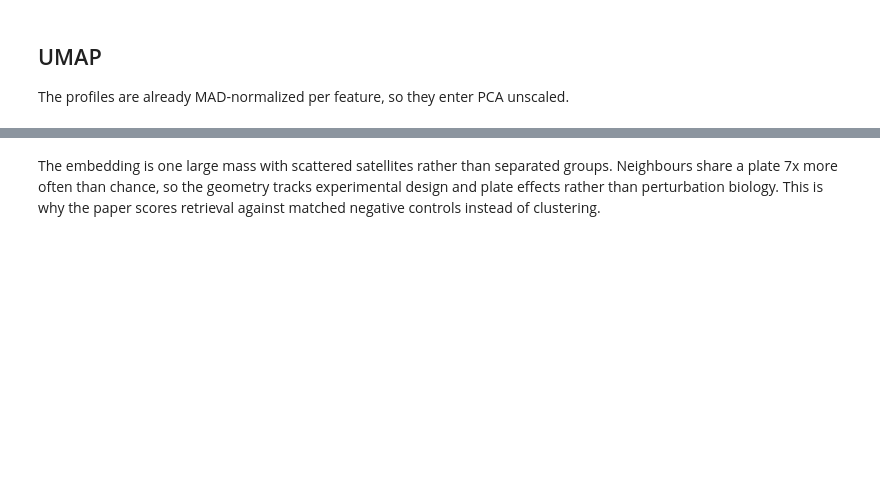
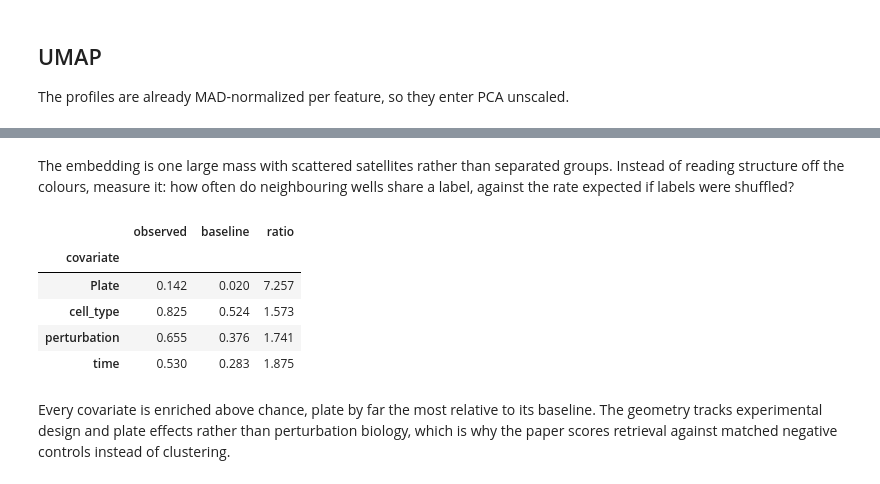
Before and after one commit to scverse/cell-painting-io, a Jupyter notebook: cpjump1_to_anndata.ipynb, the cells around one changed output, grey strips where cells are left out. Drawn from its saved outputs; the diff is of its cells as text; code cells hidden in the pictures; blank space fills up the shorter version.

```diff
--- a/cpjump1_to_anndata.ipynb
+++ b/cpjump1_to_anndata.ipynb
@@ -178,4 +178,26 @@ sc.pl.umap(adata, color=["cell_type", "perturbation", "time", "pert_type"], ncol
+# %% [markdown]
+The embedding is one large mass with scattered satellites rather than separated groups.
+Instead of reading structure off the colours, measure it: how often do neighbouring wells share a label, against the rate expected if labels were shuffled?
+# %%
+def neighbour_enrichment(adata: ad.AnnData, keys: Iterable[str]) -> pd.DataFrame:
+    graph = adata.obsp["connectivities"].tocoo()
+    rows = []
+    for key in keys:
+        labels = adata.obs[key].to_numpy()
+        observed = float((labels[graph.row] == labels[graph.col]).mean())
+        baseline = float((adata.obs[key].value_counts(normalize=True).to_numpy() ** 2).sum())
+        rows.append({"covariate": key, "observed": observed, "baseline": baseline, "ratio": observed / baseline})
+    return pd.DataFrame(rows).set_index("covariate").round(3)
+
+
+neighbour_enrichment(adata, ["Plate", "cell_type", "perturbation", "time"])
+# %% [output]
+|  | observed | baseline | ratio |
+| covariate |  |  |  |
+| Plate | 0.142 | 0.020 | 7.257 |
+| cell_type | 0.825 | 0.524 | 1.573 |
+| perturbation | 0.655 | 0.376 | 1.741 |
+| time | 0.530 | 0.283 | 1.875 |
 # %% [markdown]
-The embedding is one large mass with scattered satellites rather than separated groups.
-Neighbours share a plate 7x more often than chance, so the geometry tracks experimental design and plate effects rather than perturbation biology.
-This is why the paper scores retrieval against matched negative controls instead of clustering.
+Every covariate is enriched above chance, plate by far the most relative to its baseline.
+The geometry tracks experimental design and plate effects rather than perturbation biology, which is why the paper scores retrieval against matched negative controls instead of clustering.
```
Also changed, not shown: parts of 1 cell of this notebook.
